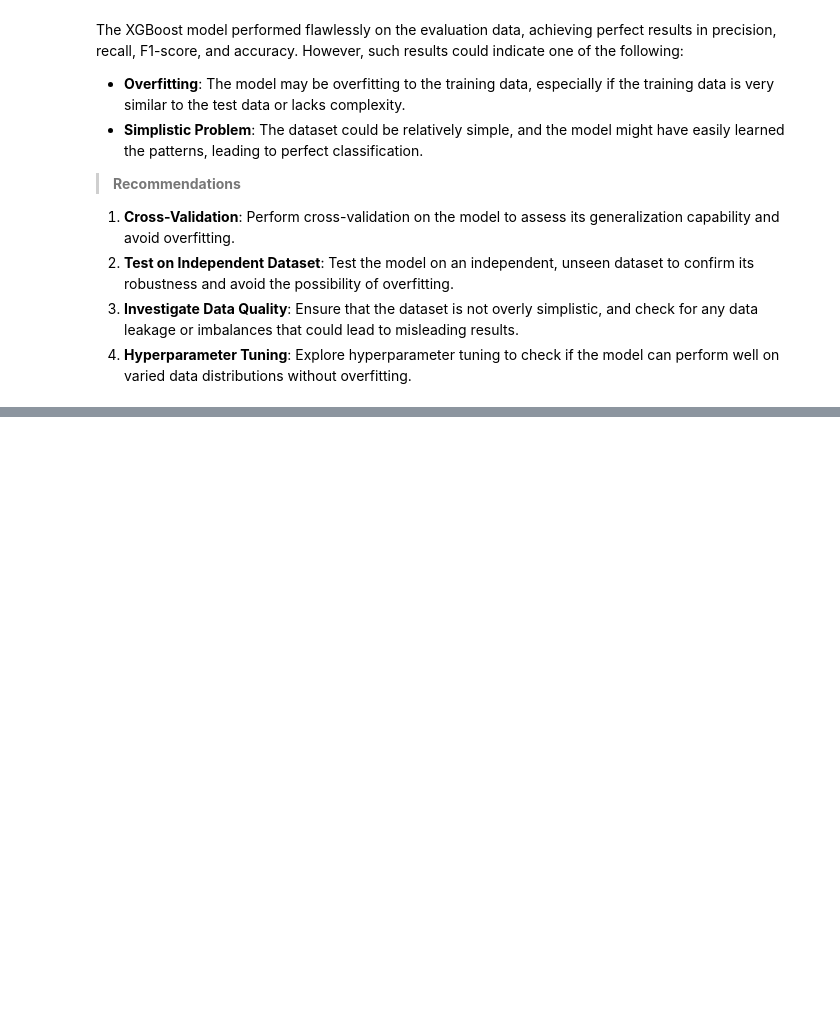
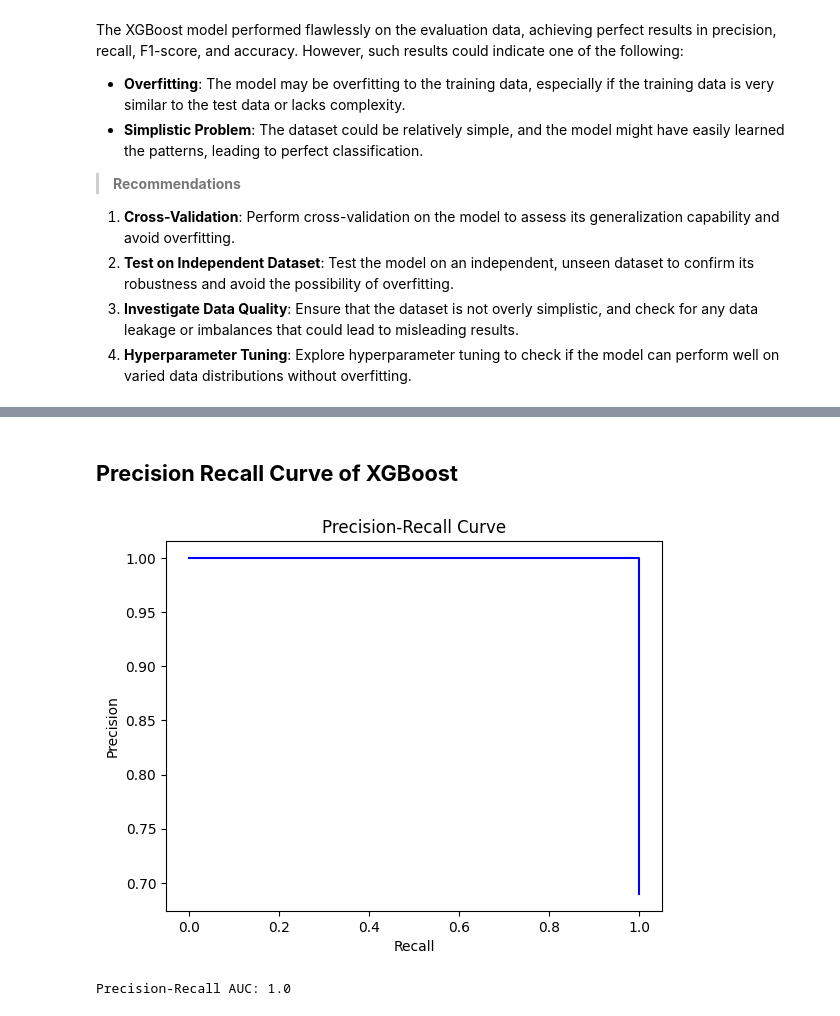
Before and after one commit to piyush1856/Business-Case-OLA-Ensemble-Learning, a Jupyter notebook: Business_Case_OLA_Ensemble_Learning.ipynb, the cells around one changed output, grey strips where cells are left out. Saved outputs shown, nothing was run; the diff lists cells and outputs as text; code cells hidden in the pictures; blank space fills up the shorter version.

```diff
--- a/Business_Case_OLA_Ensemble_Learning.ipynb
+++ b/Business_Case_OLA_Ensemble_Learning.ipynb
@@ -1501,0 +1612,25 @@ The XGBoost model performed flawlessly on the evaluation data, achieving perfect
+# %% [markdown]
+## **Precision Recall Curve of XGBoost**
+# %%
+# Calculate precision, recall, and thresholds
+precision, recall, thresholds = precision_recall_curve(y_test, probabilities)
+
+# Plot the Precision-Recall curve
+plt.plot(recall, precision, color='b')
+
+# Add labels and title
+plt.xlabel('Recall')
+plt.ylabel('Precision')
+plt.title('Precision-Recall Curve')
+
+# Show the plot
+plt.show()
+# %% [output]
+[figure, added]
+# %%
+# Calculate the AUC for the Precision-Recall curve
+pr_auc = auc(recall, precision)
+# Display the AUC value
+print(f'Precision-Recall AUC: {pr_auc}')
+# %% [output]
+Precision-Recall AUC: 1.0
```
Also changed, not shown: parts of 19 cells of this notebook.
